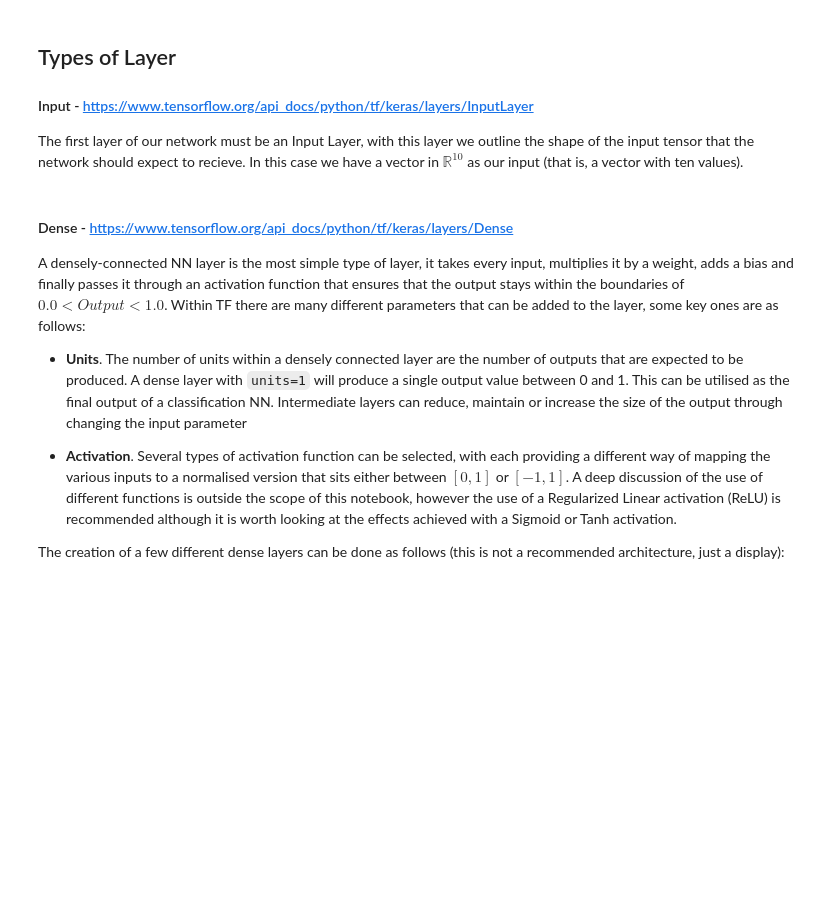
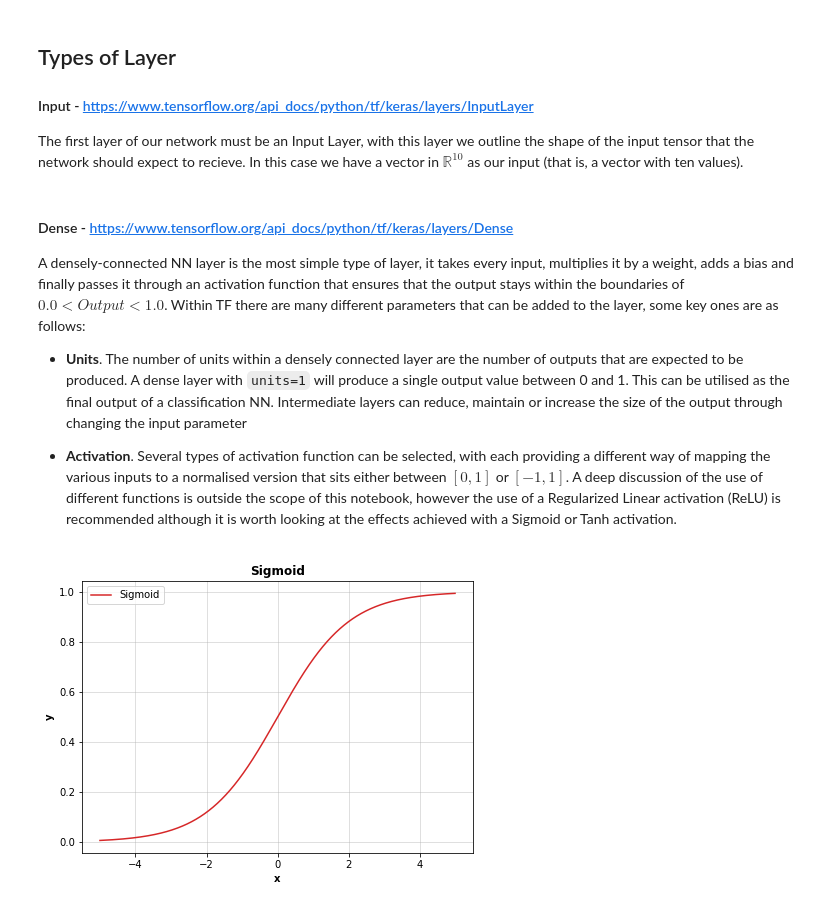
Before and after one commit to AerialArmourAquisition/Machine_Learning, a Jupyter notebook: Project_1/Tensorflow_Sequential_Model.ipynb, the cells around one changed output. Cells and saved outputs as stored; diff of their text form; code cells hidden in the pictures; blank space fills up the shorter version.

Commit message:
Activations added

```diff
--- a/Project_1/Tensorflow_Sequential_Model.ipynb
+++ b/Project_1/Tensorflow_Sequential_Model.ipynb
@@ -25,5 +27,7 @@ A densely-connected NN layer is the most simple type of layer, it takes every in
 - **Units**.  The number of units within a densely connected layer are the number of outputs that are expected to be produced.  A dense layer with `units=1` will produce a single output value between 0 and 1.  This can be utilised as the final output of a classification NN.  Intermediate layers can reduce, maintain or increase the size of the output through changing the input parameter
 
 - **Activation**.  Several types of activation function can be selected, with each providing a different way of mapping the various inputs to a normalised version that sits either between $[0,1]$ or $[-1,1]$.  A deep discussion of the use of different functions is outside the scope of this notebook, however the use of a Regularized Linear activation (ReLU) is recommended although it is worth looking at the effects achieved with a Sigmoid or Tanh activation.
-
-The creation of a few different dense layers can be done as follows (this is not a recommended architecture, just a display):
+# %%
+Activation_Examples.sigmoid_activation()
+# %% [output]
+[figure, added]
```
Also changed, not shown: parts of 5 cells of this notebook, 1 other file.
